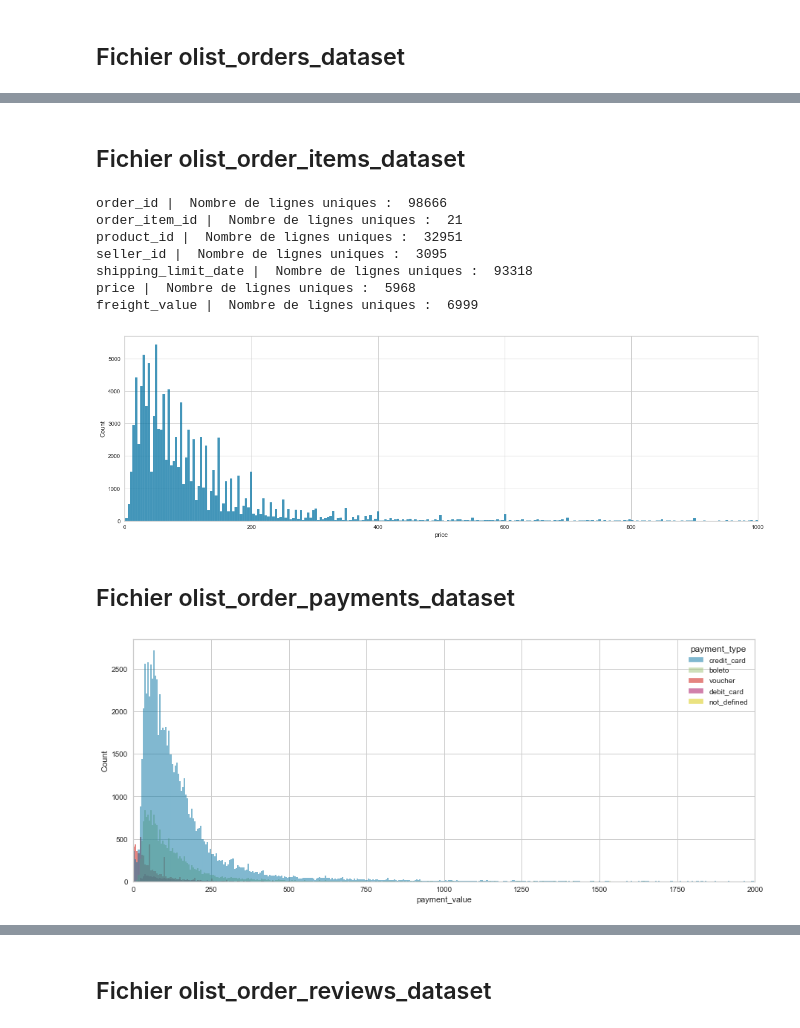
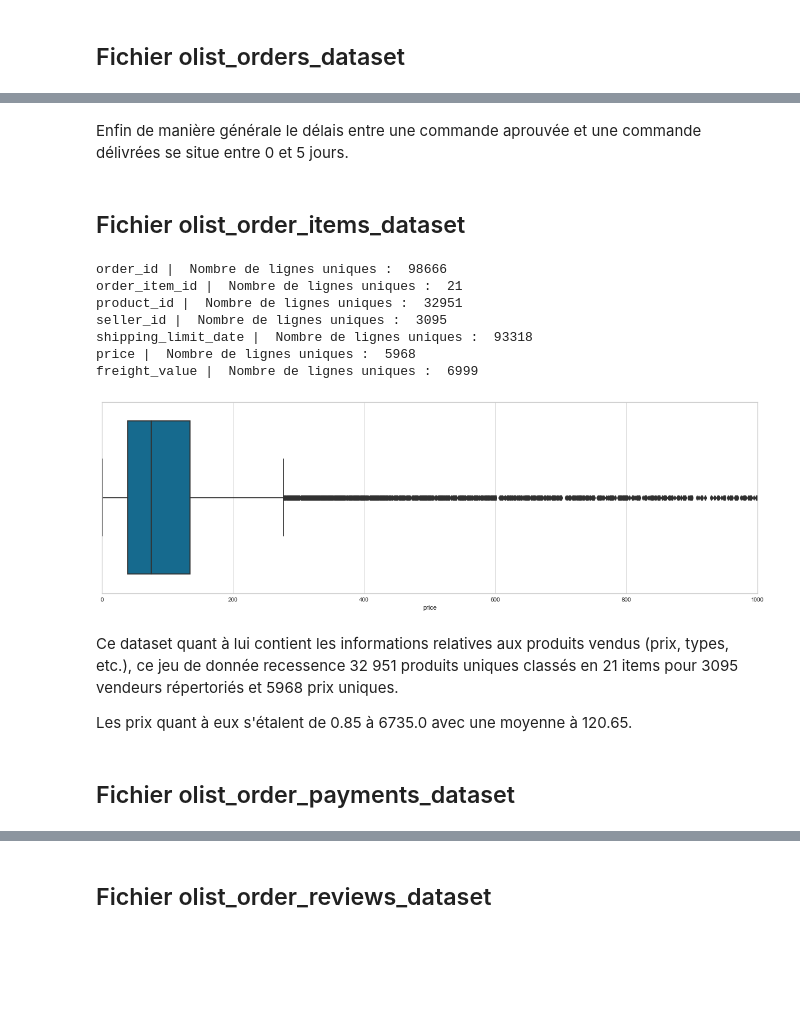
Before and after one commit to Mickevin/Ing-nieur_IA, a Jupyter notebook: Segmentation clients d'un site e-commerce.ipynb, the cells around one changed output, grey strips where cells are left out. Cells and saved outputs as stored; diff of their text form; code cells hidden in the pictures; blank space fills up the shorter version.

```diff
--- a/Segmentation clients d'un site e-commerce.ipynb
+++ b/Segmentation clients d'un site e-commerce.ipynb
@@ -160,34 +179,28 @@ plt.show()
+# %% [markdown]
+Enfin de manière générale le délais entre une commande aprouvée et une commande délivrées se situe entre 0 et 5 jours.
 # %% [markdown]
 ## Fichier olist_order_items_dataset
 # %%
+# Affichage du nombre de valeurs uniques en fonction des variable du jeu de données
 analyse(data[3])
 
-
-plt.figure(figsize=(20,6))
-sns.histplot(data[3].price,)
-plt.xlim(0,1000)
+# Affichage de la boite à moustache de la variable 'price'
+plt.figure(figsize = (20,6))
+sns.boxplot(data[3].price)
+plt.xlim(0, 1000)
 plt.show()
 # %% [output]
 order_id |  Nombre de lignes uniques :  98666
 order_item_id |  Nombre de lignes uniques :  21
 product_id |  Nombre de lignes uniques :  32951
 seller_id |  Nombre de lignes uniques :  3095
 shipping_limit_date |  Nombre de lignes uniques :  93318
 price |  Nombre de lignes uniques :  5968
 freight_value |  Nombre de lignes uniques :  6999
-[figure, old version]
+[figure, new version]
+# %% [markdown]
+Ce dataset quant à lui contient les informations relatives aux produits vendus (prix, types, etc.), ce jeu de donnée recessence 32 951 produits uniques classés en 21 items pour 3095 vendeurs répertoriés et 5968 prix uniques.
+
+Les prix quant à eux s'étalent de 0.85 à 6735.0 avec une moyenne à 120.65.
 # %% [markdown]
 ## Fichier olist_order_payments_dataset
-# %%
-analyse(data[4])
-plt.figure(figsize=(15,6))
-sns.histplot(data = data[4], x='payment_value', hue='payment_type')
-plt.xlim(0,2000)
-plt.show()
-
-
-plt.figure(figsize=(20,6))
-sns.histplot(data[4].payment_installments)
-plt.show()
-# %% [output]
-[figure, removed]
```
Also changed, not shown: parts of 92 cells of this notebook.
